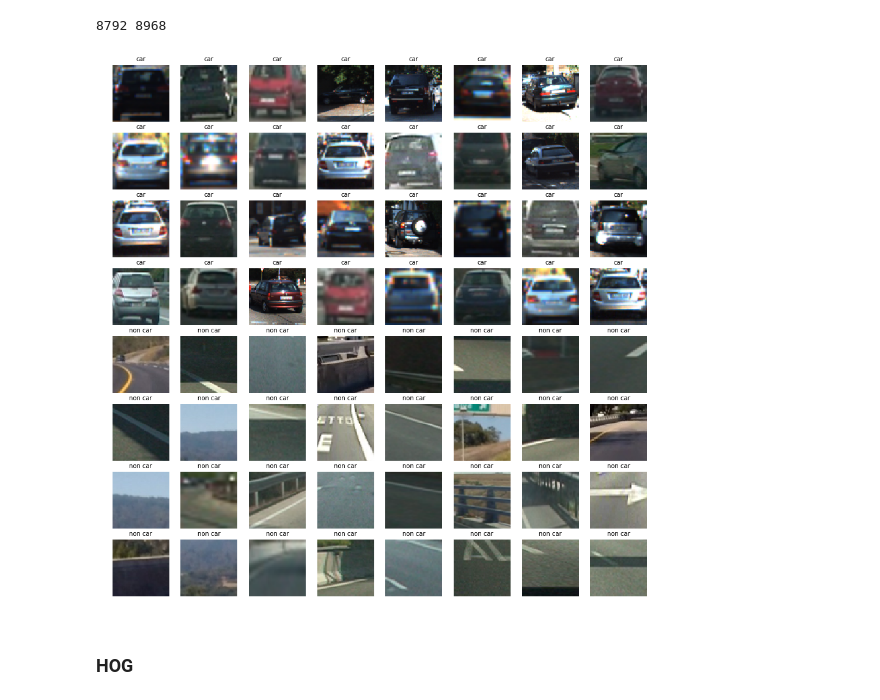
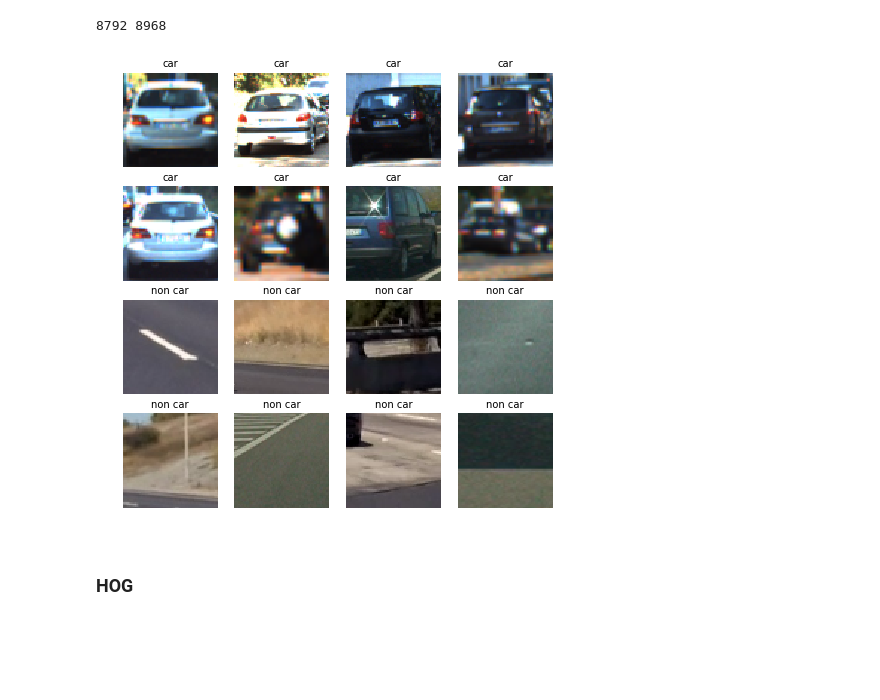
Before and after one commit to ldfo/Vehicle-Detection, a Jupyter notebook: Vehicle-detection.ipynb, the cells around one changed output. Cells and saved outputs as stored; diff of their text form; code cells hidden in the pictures; blank space fills up the shorter version.

```diff
--- a/Vehicle-detection.ipynb
+++ b/Vehicle-detection.ipynb
@@ -33,24 +21,24 @@ print(len(car_images), len(noncar_images))
 # %% [output]
 8792 8968
 # %%
-fig, axs = plt.subplots(8,8, figsize=(16, 16))
+fig, axs = plt.subplots(4,4, figsize=(8, 8))
 fig.subplots_adjust(hspace = .2, wspace=.001)
 axs = axs.ravel()
 
 # Step through the list and search for chessboard corners
-for i in np.arange(32):
+for i in np.arange(8):
     img = cv2.imread(car_images[np.random.randint(0,len(car_images))])
     img = cv2.cvtColor(img,cv2.COLOR_BGR2RGB)
     axs[i].axis('off')
     axs[i].set_title('car', fontsize=10)
     axs[i].imshow(img)
-for i in np.arange(32,64):
+for i in np.arange(8,16):
     img = cv2.imread(noncar_images[np.random.randint(0,len(noncar_images))])
     img = cv2.cvtColor(img,cv2.COLOR_BGR2RGB)
     axs[i].axis('off')
     axs[i].set_title('non car', fontsize=10)
     axs[i].imshow(img)
 # %% [output]
-[figure, old version]
+[figure, new version]
 # %% [markdown]
 ### HOG
```
Also changed, not shown: parts of 4 cells of this notebook, 12 other files.
